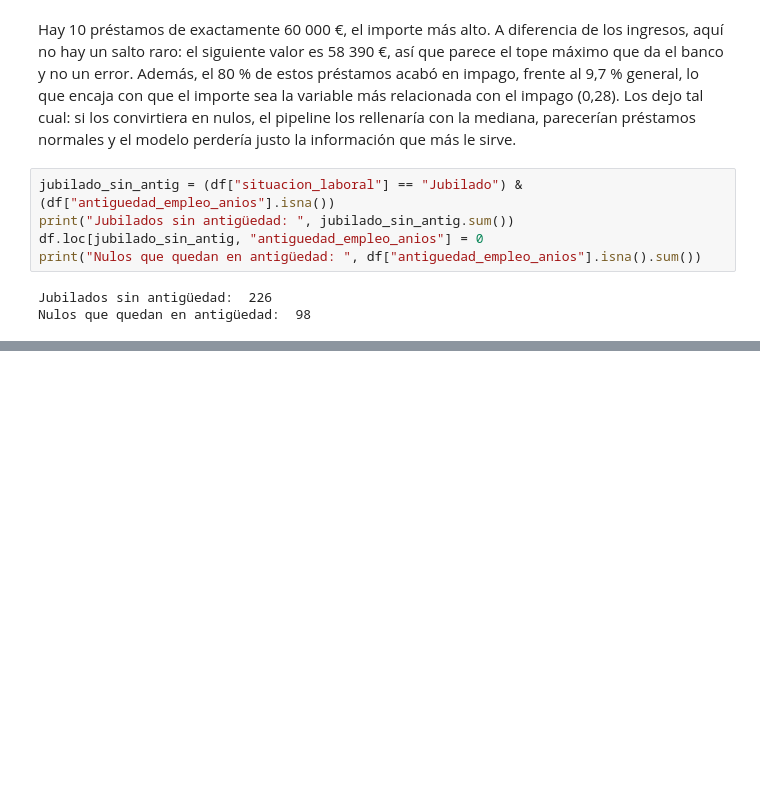
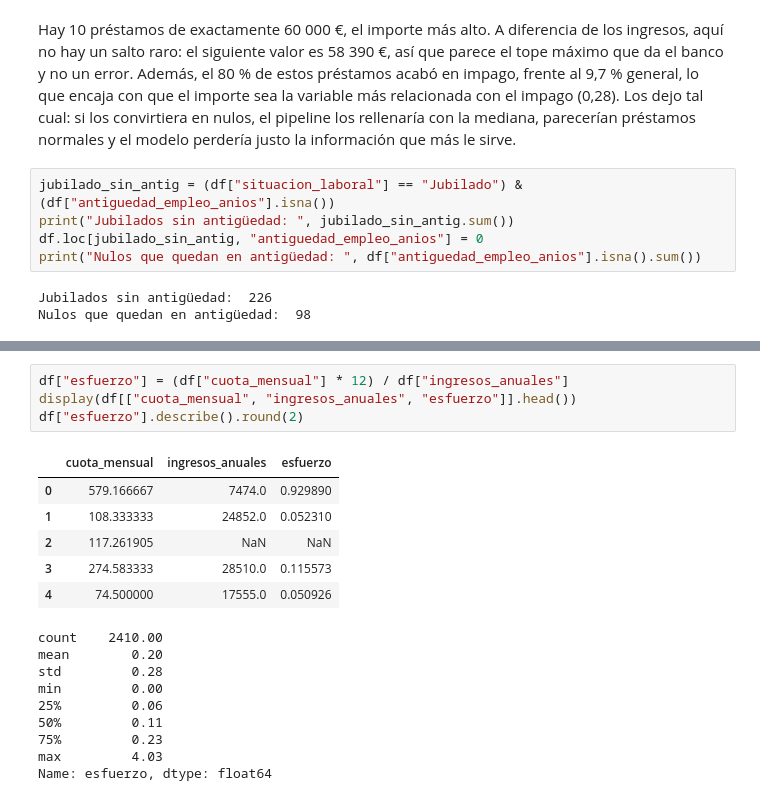
Before and after one commit to antonio-capel-dev/loan-default-risk, a Jupyter notebook: prestamos.ipynb, the cells around one changed output, grey strips where cells are left out. Cells and saved outputs as stored; diff of their text form; blank space fills up the shorter version.

```diff
--- a/prestamos.ipynb
+++ b/prestamos.ipynb
@@ -385,0 +410,20 @@ Nulos que quedan en antigüedad:  98
+# %%
+df["esfuerzo"] = (df["cuota_mensual"] * 12) / df["ingresos_anuales"]
+display(df[["cuota_mensual", "ingresos_anuales", "esfuerzo"]].head())
+df["esfuerzo"].describe().round(2)
+# %% [output]
+|  | cuota_mensual | ingresos_anuales | esfuerzo |
+| 0 | 579.166667 | 7474.0 | 0.929890 |
+| 1 | 108.333333 | 24852.0 | 0.052310 |
+| 2 | 117.261905 | NaN | NaN |
+| 3 | 274.583333 | 28510.0 | 0.115573 |
+| 4 | 74.500000 | 17555.0 | 0.050926 |
+count    2410.00
+mean        0.20
+std         0.28
+min         0.00
+25%         0.06
+50%         0.11
+75%         0.23
+max         4.03
+Name: esfuerzo, dtype: float64
```
Also changed, not shown: parts of 8 cells of this notebook.
